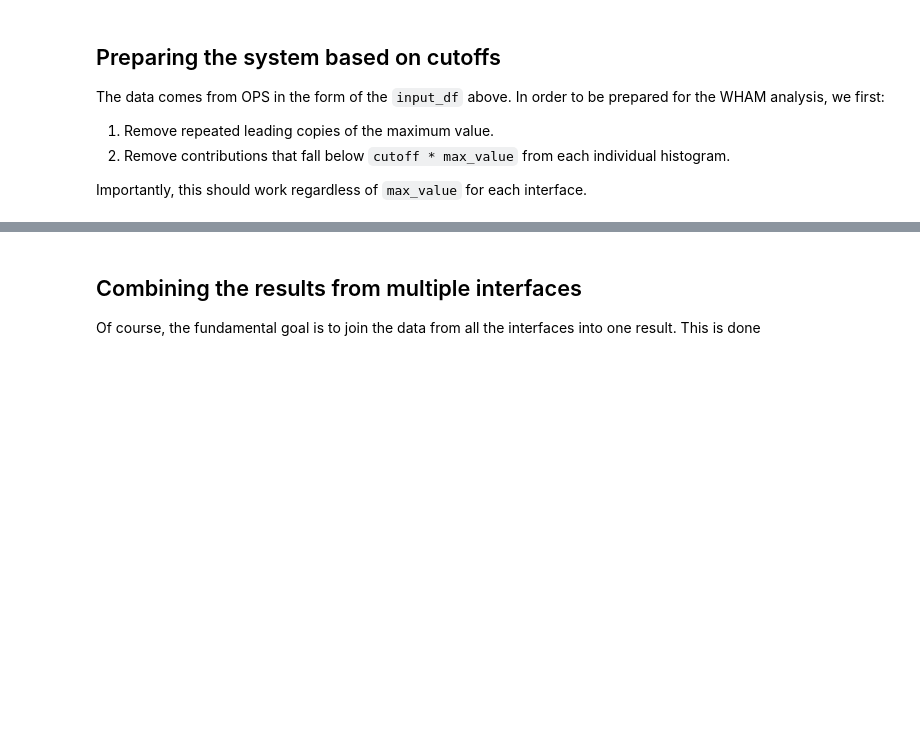
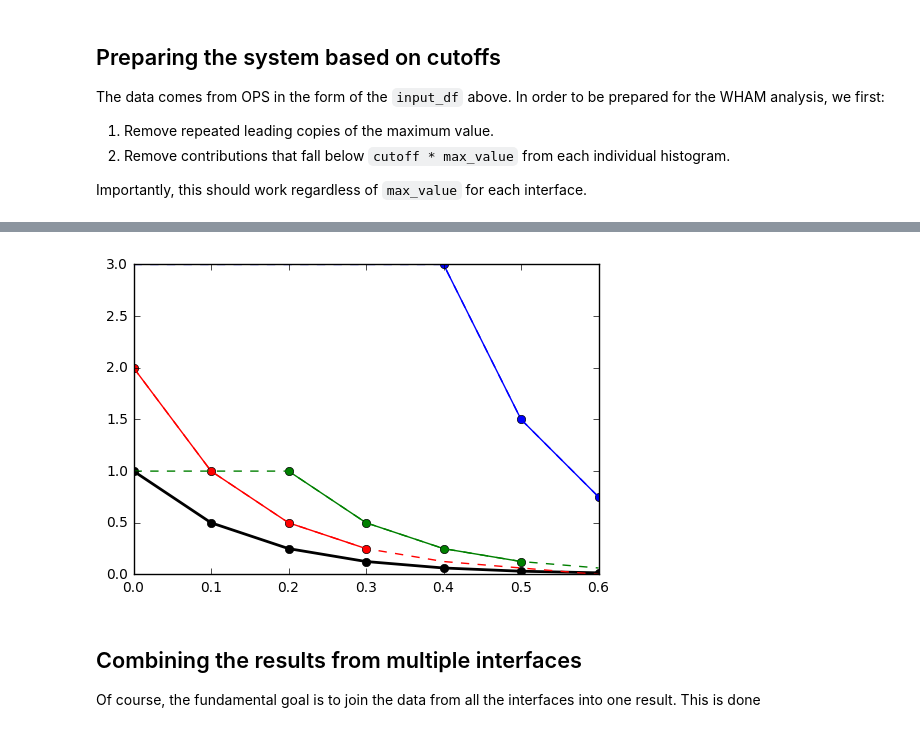
Before and after one commit to openpathsampling/ops_additional_examples, a Jupyter notebook: wham.ipynb, the cells around one changed output, grey strips where cells are left out. Drawn from its saved outputs; the diff is of its cells as text; code cells hidden in the pictures; blank space fills up the shorter version.

Commit message:
Updates to plots in wham example

```diff
--- a/wham.ipynb
+++ b/wham.ipynb
@@ -69,3 +68,12 @@ wham.prep_reverse_cumulative(input_df)
+# %%
+plt.plot(index, exact, '-ok', lw=2)
+for iface, color in zip(prepared.columns, ['r', 'g', 'b']):
+    # NaN out the 0 data, to prevent it from plotting
+    values = prepared[iface].apply(lambda x: np.nan if x==0.0 else x)
+    plt.plot(values, "-o"+color)
+    plt.plot(input_df[iface], "--"+color)
+# %% [output]
+[figure, added]
 # %% [markdown]
 ## Combining the results from multiple interfaces
 
```
Also changed, not shown: parts of 5 cells of this notebook.
